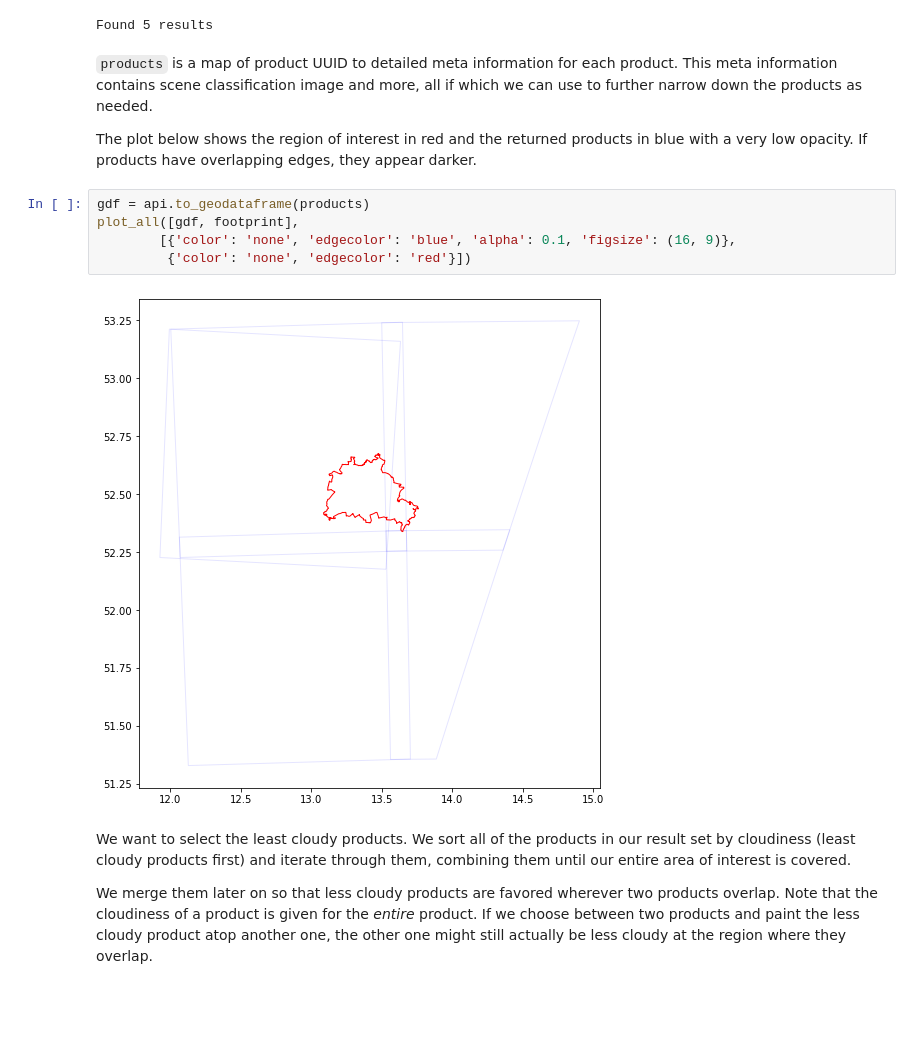
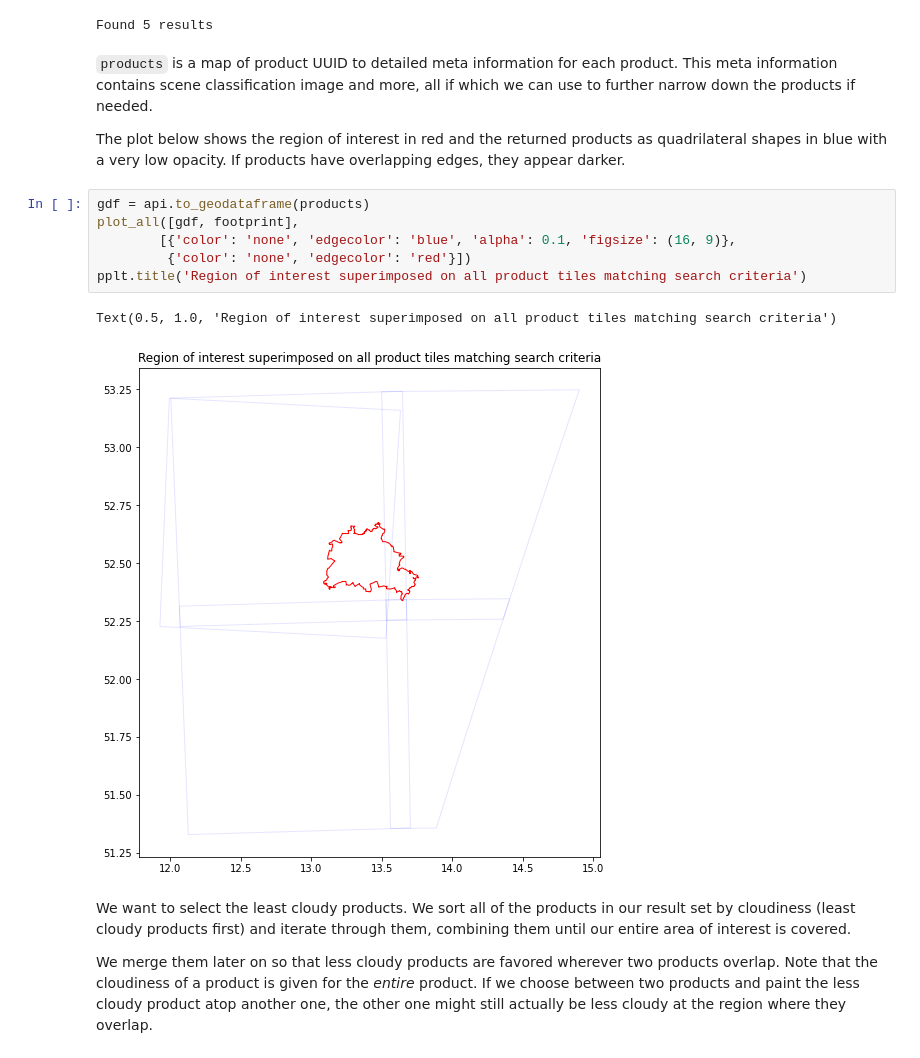
Before and after one commit to rrrnld/earth-observation-for-journalism, a Jupyter notebook: true-color-image/01 Download and plot single true-color image.ipynb, the cells around one changed output. Drawn from its saved outputs; the diff is of its cells as text; blank space fills up the shorter version.

```diff
--- a/true-color-image/01 Download and plot single true-color image.ipynb
+++ b/true-color-image/01 Download and plot single true-color image.ipynb
@@ -72,17 +76,19 @@ print('Found ' + str(len(products)) + ' results')
 # %% [output]
 Found 5 results
 # %% [markdown]
-`products` is a map of product UUID to detailed meta information for each product. This meta information contains scene classification image and more, all if which we can use to further narrow down the products as needed.
+`products` is a map of product UUID to detailed meta information for each product. This meta information contains scene classification image and more, all if which we can use to further narrow down the products if needed.
 
-The plot below shows the region of interest in red and the returned products in blue with a very low opacity.
+The plot below shows the region of interest in red and the returned products as quadrilateral shapes in blue with a very low opacity.
 If products have overlapping edges, they appear darker.
 # %%
 gdf = api.to_geodataframe(products)
 plot_all([gdf, footprint],
         [{'color': 'none', 'edgecolor': 'blue', 'alpha': 0.1, 'figsize': (16, 9)},
          {'color': 'none', 'edgecolor': 'red'}])
+pplt.title('Region of interest superimposed on all product tiles matching search criteria')
 # %% [output]
+Text(0.5, 1.0, 'Region of interest superimposed on all product tiles matching search criteria')
-[figure, old version]
+[figure, new version]
 # %% [markdown]
 We want to select the least cloudy products.
 We sort all of the products in our result set by cloudiness (least cloudy products first) and iterate through them, combining them until our entire area of interest is covered.
```
Also changed, not shown: parts of 10 cells of this notebook, 3 other files.
